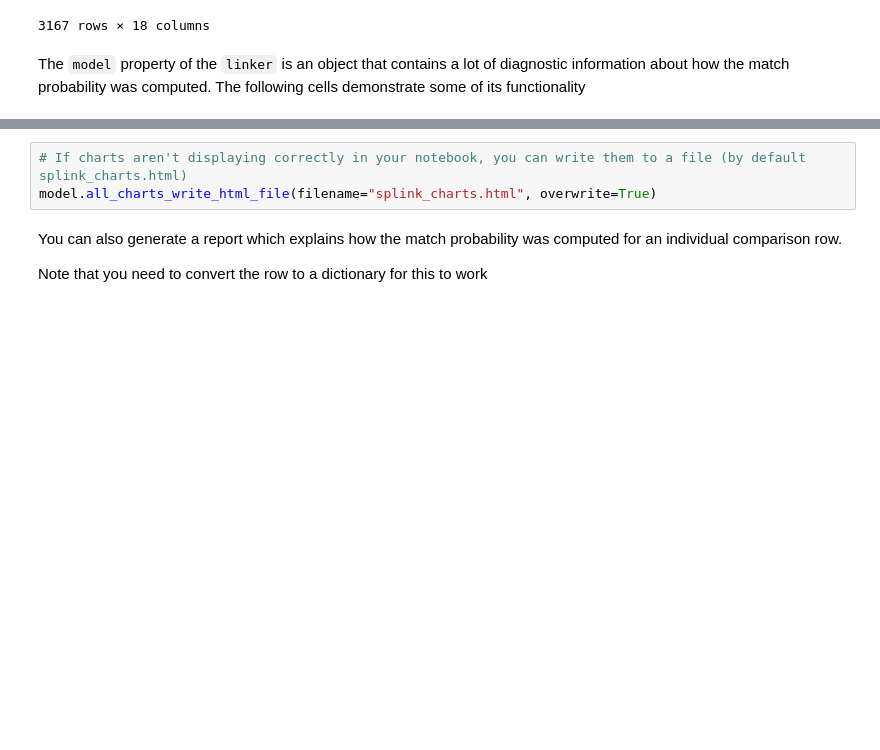
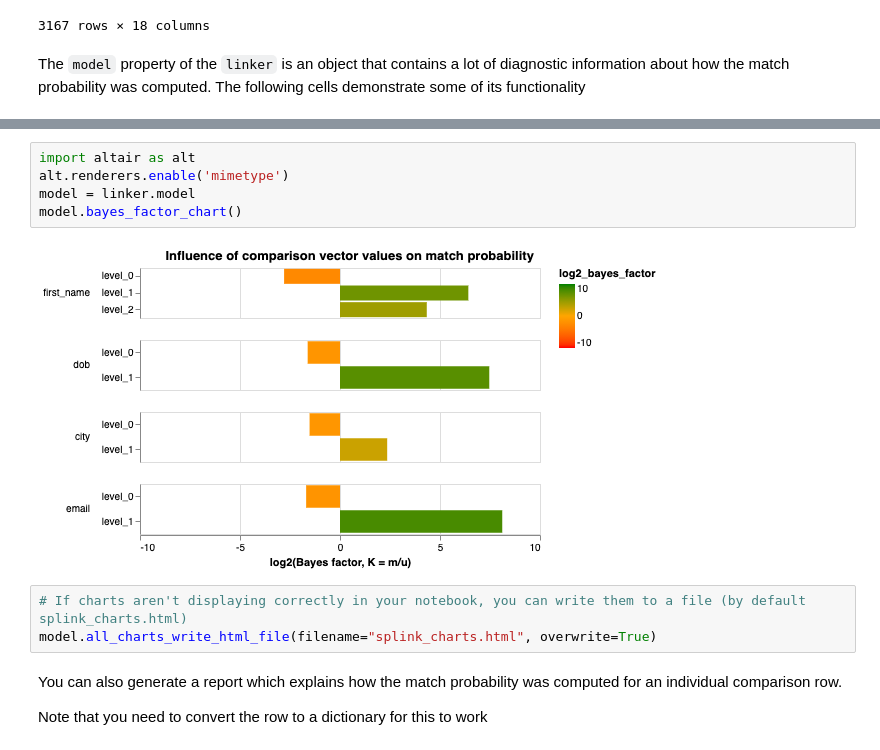
Before and after one commit to moj-analytical-services/splink_demos, a Jupyter notebook: quickstart_demo_deduplication.ipynb, the cells around one changed output, grey strips where cells are left out. Saved outputs shown, nothing was run; the diff lists cells and outputs as text; blank space fills up the shorter version.

Commit message:
render in github

```diff
--- a/quickstart_demo_deduplication.ipynb
+++ b/quickstart_demo_deduplication.ipynb
@@ -143,3 +138,10 @@ model.bayes_factor_chart()
+# %%
+import altair as alt
+alt.renderers.enable('mimetype')
+model = linker.model
+model.bayes_factor_chart()
+# %% [output]
+[figure, added]
 # %%
 # If charts aren't displaying correctly in your notebook, you can write them to a file (by default splink_charts.html)
 model.all_charts_write_html_file(filename="splink_charts.html", overwrite=True)
```
Also changed, not shown: parts of 1 cell of this notebook.
